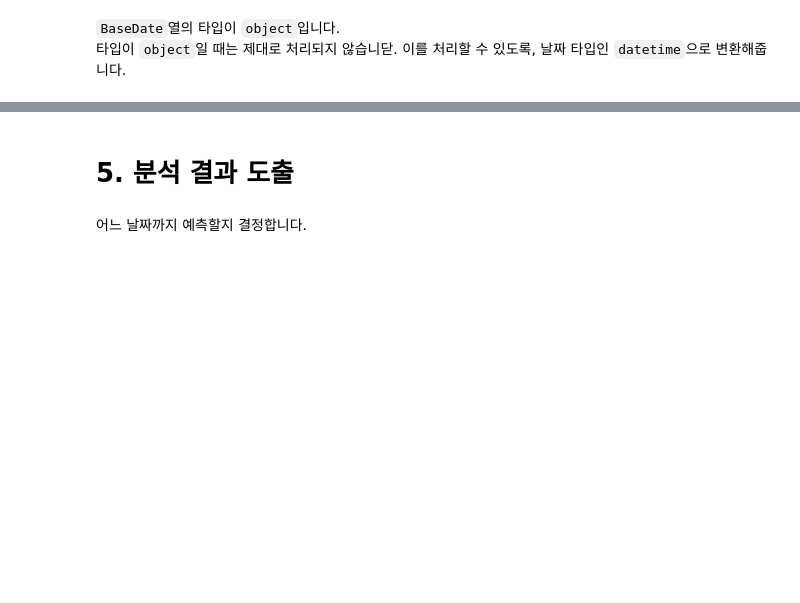
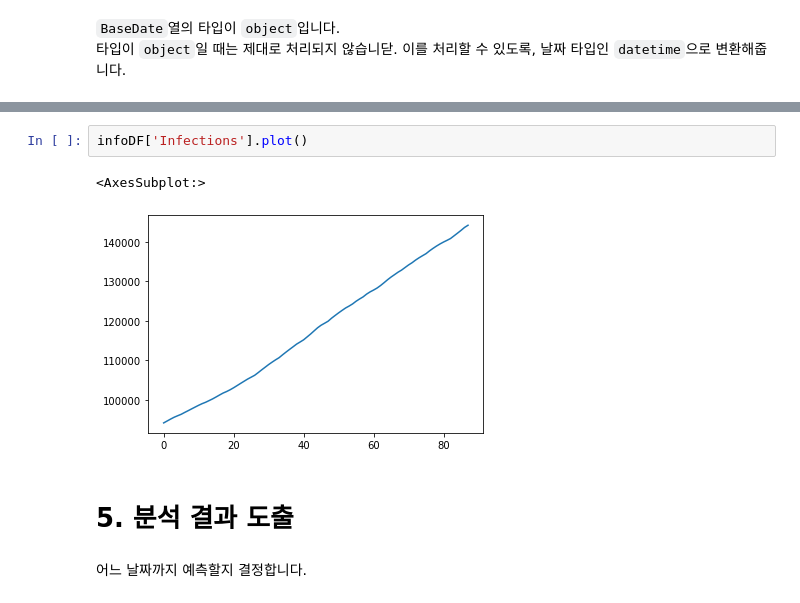
Before and after one commit to Coalery/WebPythonTermProject, a Jupyter notebook: TermProject_2021105589.ipynb, the cells around one changed output, grey strips where cells are left out. Drawn from its saved outputs; the diff is of its cells as text; blank space fills up the shorter version.

```diff
--- a/TermProject_2021105589.ipynb
+++ b/TermProject_2021105589.ipynb
@@ -371,3 +371,8 @@ infoDF
+# %%
+infoDF['Infections'].plot()
+# %% [output]
+<AxesSubplot:>
+[figure, added]
 # %% [markdown]
 # 5. 분석 결과 도출
 # %% [markdown]
```
Also changed, not shown: parts of 42 cells of this notebook.
